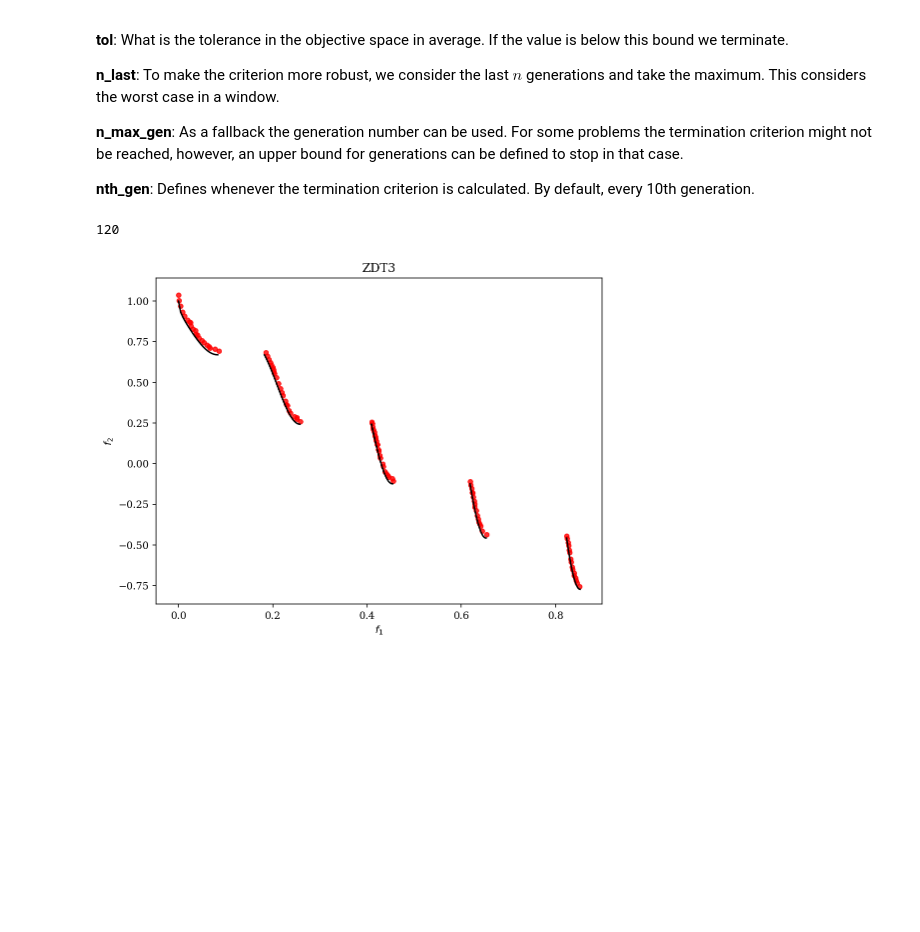
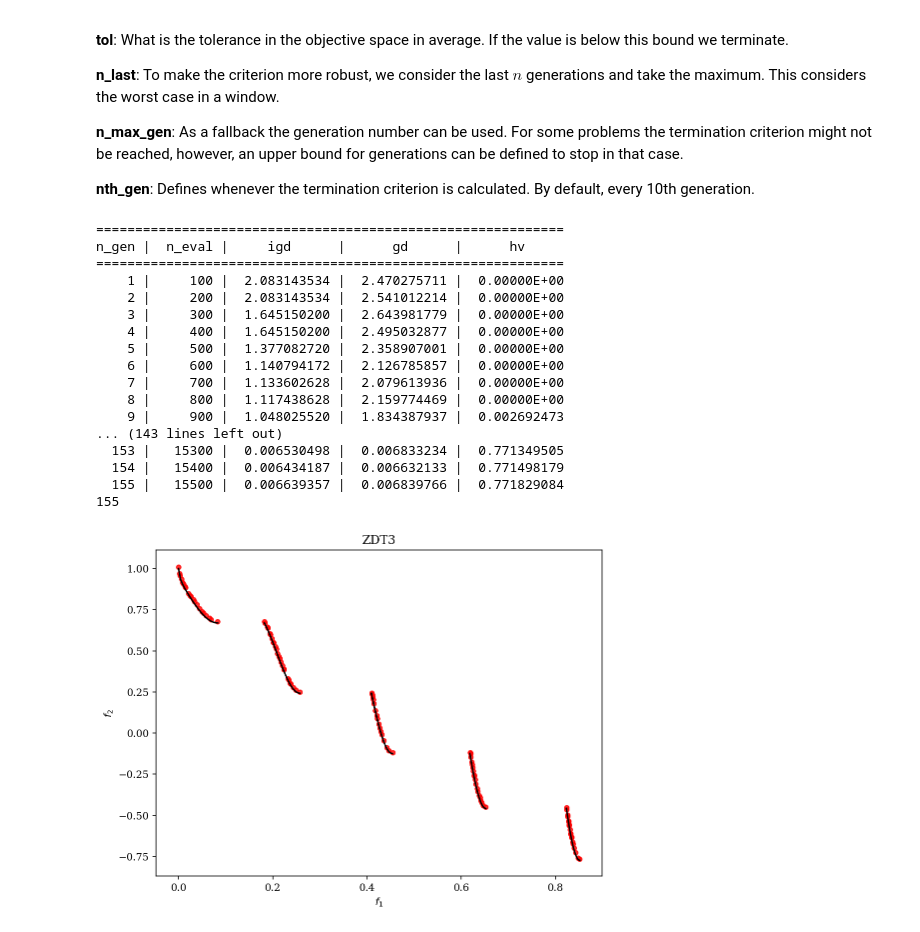
Before and after one commit to anyoptimization/pymoo, a Jupyter notebook: doc/source/misc/termination_criterion.ipynb, the cells around one changed output. Saved outputs shown, nothing was run; the diff lists cells and outputs as text; code cells hidden in the pictures; blank space fills up the shorter version.

```diff
--- a/doc/source/misc/termination_criterion.ipynb
+++ b/doc/source/misc/termination_criterion.ipynb
@@ -136,25 +136,41 @@ The parameters of our implementation are:
 # %%
 from pymoo.algorithms.nsga2 import NSGA2
 from pymoo.factory import get_problem, get_termination
 from pymoo.optimize import minimize
 from pymoo.visualization.scatter import Scatter
 
 problem = get_problem("zdt3")
 algorithm = NSGA2(pop_size=100)
-termination = get_termination("f_tol", tol=0.0005, n_last=20, n_max_gen=1000, nth_gen=10)
+termination = get_termination("f_tol")
 
 res = minimize(problem,
                algorithm,
                termination,
-               pf=problem.pareto_front(),
+               pf=True,
                seed=1,
-               verbose=False)
+               verbose=True)
 
 print(res.algorithm.n_gen)
 plot = Scatter(title="ZDT3")
 plot.add(problem.pareto_front(use_cache=False, flatten=False), plot_type="line", color="black")
 plot.add(res.F, color="red", alpha=0.8, s=20)
 plot.show()
 # %% [output]
-120
+============================================================
+n_gen |  n_eval |     igd      |      gd      |      hv
+============================================================
+    1 |     100 |  2.083143534 |  2.470275711 |  0.00000E+00
+    2 |     200 |  2.083143534 |  2.541012214 |  0.00000E+00
+    3 |     300 |  1.645150200 |  2.643981779 |  0.00000E+00
+    4 |     400 |  1.645150200 |  2.495032877 |  0.00000E+00
+    5 |     500 |  1.377082720 |  2.358907001 |  0.00000E+00
+    6 |     600 |  1.140794172 |  2.126785857 |  0.00000E+00
+    7 |     700 |  1.133602628 |  2.079613936 |  0.00000E+00
+    8 |     800 |  1.117438628 |  2.159774469 |  0.00000E+00
+    9 |     900 |  1.048025520 |  1.834387937 |  0.002692473
+... (143 lines left out)
+  153 |   15300 |  0.006530498 |  0.006833234 |  0.771349505
+  154 |   15400 |  0.006434187 |  0.006632133 |  0.771498179
+  155 |   15500 |  0.006639357 |  0.006839766 |  0.771829084
+155
-[figure, old version]
+[figure, new version]
```
Also changed, not shown: parts of 4 cells of this notebook, 39 other files.
